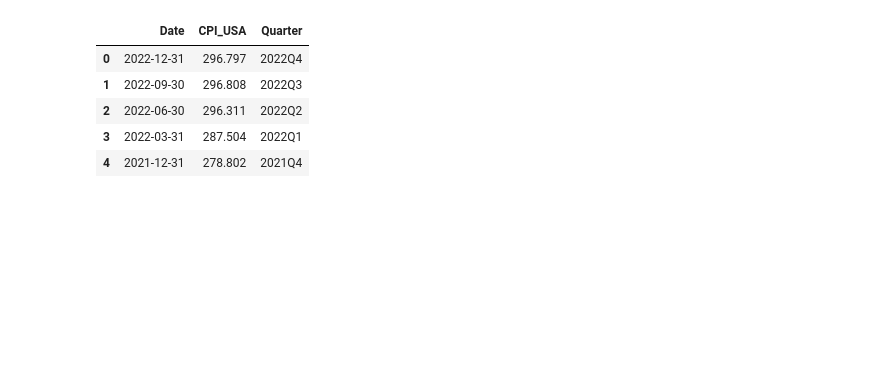
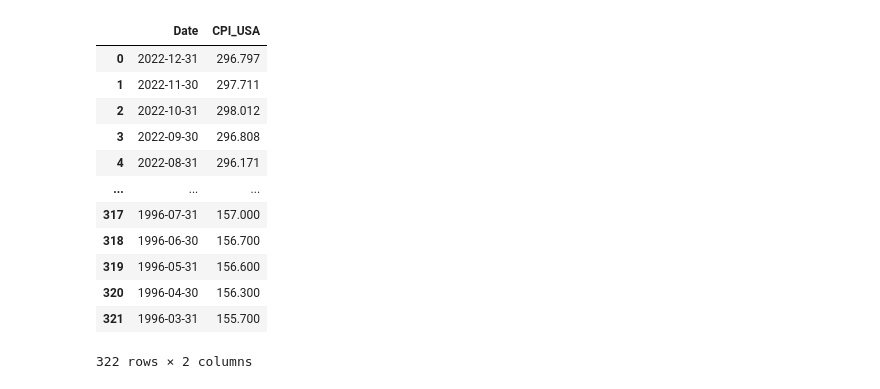
Before and after one commit to ScottMcLean98/Project1, a Jupyter notebook: API Consumer Price Index Zillow.ipynb, the cells around one changed output. Drawn from its saved outputs; the diff is of its cells as text; code cells hidden in the pictures; blank space fills up the shorter version.

```diff
--- a/API Consumer Price Index Zillow.ipynb
+++ b/API Consumer Price Index Zillow.ipynb
@@ -7,36 +8,27 @@ import pandas as pd
 import matplotlib.pyplot as plt
 import numpy as np
 # %%
+#assign variables
 api_key = "-o3YQPH9zXRxBs1zYaMp"
 indicator_id = "ZSFH"
-region_id = ["48310", "98034"]
-#region_id = "48310"
+region_id = ['98118','98115', '98119', '98105', '98109', '98103', '98125', '98144', '98117', '98122']
 
+#add empty list
 zillow_list = []
-zillow_url = []
 
+
+#iterate through selected regions then data and append to empty list
 for region in region_id:
     url = f"https://data.nasdaq.com/api/v3/datatables/ZILLOW/DATA?indicator_id={indicator_id}&region_id={region}&api_key={api_key}"
     zillow = requests.get(url).json()
-
-    #zillow_url.append(zillow)
-    #print(zillow_url)
 
     zillow_data = zillow['datatable']['data']
     iterations_zillow = range(0,len(zillow_data))
 
     for i in iterations_zillow:
-        clean_zillow = zillow_data[i]
-        zillow_list.append(clean_zillow)
+        zillow_list.append(zillow_data[i])
 
+#create dataframe
 zillow_df = pd.DataFrame(zillow_list, columns=['Indicator ID', 'Zip Code', 'Date', 'Average Value'])
-
-    #add quarters to dataframe
-zillow_df["Date"] = pd.to_datetime(zillow_df["Date"])
-zillow_df["Quarter"] = zillow_df["Date"].dt.to_period('Q')
-
-    #drop duplicate quarters to get end of quarter value and reset index
-zillow_drop_df = zillow_df.drop_duplicates(subset=['Quarter']).reset_index().drop(columns=["index",])
-
-zillow_drop_df
+zillow_df
 # %% [output]
@@ -56,36 +90,40 @@ zillow_drop_df
 # %%
+#assign variables
 api_key = "-o3YQPH9zXRxBs1zYaMp"
 start_date = "1996-03-01"
 end_date = "2023-01-01"
 url1 = "RATEINF"
 url2 = "CPI_USA"
 
+#create empty list
 federal_list = []
 
+#get data request from url
 url = f"https://data.nasdaq.com/api/v3/datasets/{url1}/{url2}.json?start_date={start_date}&end_date={end_date}&api_key={api_key}"
 
 federal = requests.get(url).json()
 
+#iterate through selected data and append to empty list
 federal_data = federal["dataset"]["data"]
 iterations_federal = range(0,len(federal_data))
 
 for i in iterations_federal:
-    clean_federal = federal_data[i]
-    federal_list.append(clean_federal)
+    federal_list.append(federal_data[i])
 
+#create dataframe
 federal_df = pd.DataFrame(federal_list, columns=['Date', url2])
-
-
-federal_df["Date"] = pd.to_datetime(federal_df["Date"])
-federal_df["Quarter"] = federal_df["Date"].dt.to_period('Q')
-
-federal_drop_df = federal_df.drop_duplicates(subset=['Quarter']).reset_index().drop(columns=["index",])
-
-federal_drop_df.head()
+federal_df
 # %% [output]
-|  | Date | CPI_USA | Quarter |
-| 0 | 2022-12-31 | 296.797 | 2022Q4 |
-| 1 | 2022-09-30 | 296.808 | 2022Q3 |
-| 2 | 2022-06-30 | 296.311 | 2022Q2 |
-| 3 | 2022-03-31 | 287.504 | 2022Q1 |
-| 4 | 2021-12-31 | 278.802 | 2021Q4 |
+|  | Date | CPI_USA |
+| 0 | 2022-12-31 | 296.797 |
+| 1 | 2022-11-30 | 297.711 |
+| 2 | 2022-10-31 | 298.012 |
+| 3 | 2022-09-30 | 296.808 |
+| 4 | 2022-08-31 | 296.171 |
+| ... | ... | ... |
+| 317 | 1996-07-31 | 157.000 |
+| 318 | 1996-06-30 | 156.700 |
+| 319 | 1996-05-31 | 156.600 |
+| 320 | 1996-04-30 | 156.300 |
+| 321 | 1996-03-31 | 155.700 |
+322 rows × 2 columns
```
Also changed, not shown: parts of 10 cells of this notebook, 2 other files.
